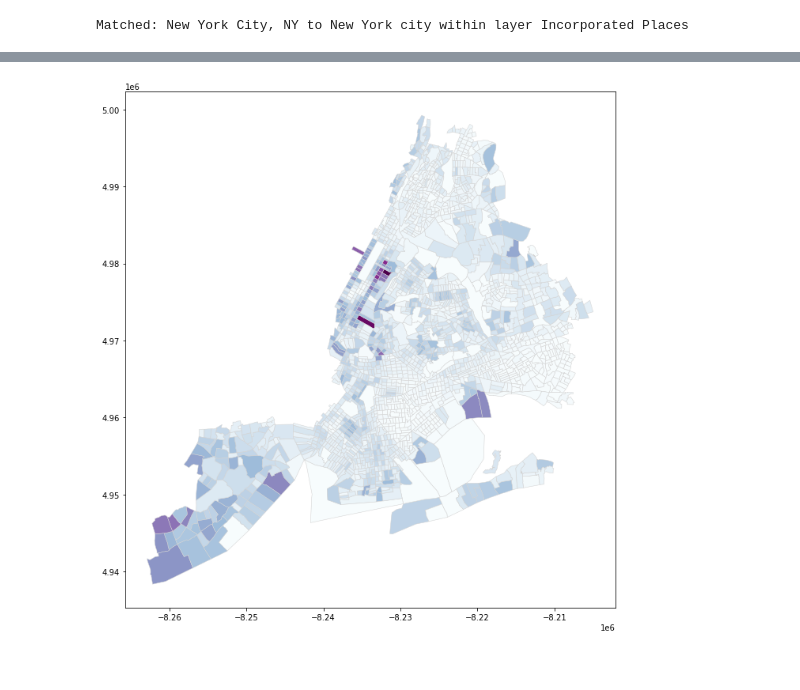
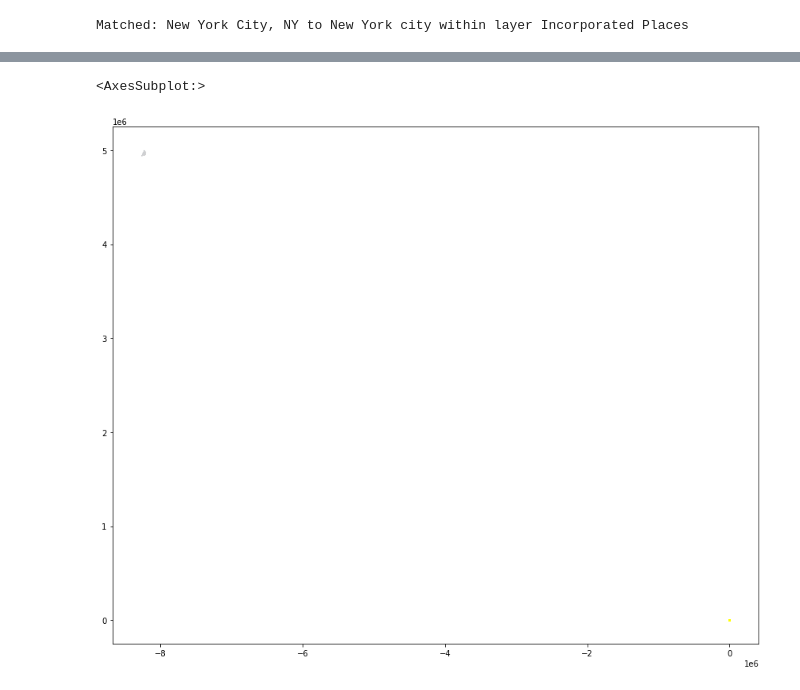
Before and after one commit to katelyn98/HealthyRide-Mapping, a Jupyter notebook: Notebooks/NYC Citi Bike.ipynb, the cells around one changed output, grey strips where cells are left out. Saved outputs shown, nothing was run; the diff lists cells and outputs as text; code cells hidden in the pictures.

```diff
--- a/Notebooks/NYC Citi Bike.ipynb
+++ b/Notebooks/NYC Citi Bike.ipynb
@@ -325,5 +308,7 @@ NYC.head(5)
 | 4 | 36085021300 | POLYGON ((-8253987.250 4958121.70... | 4681.0 | 3062.0 | 776.0 | 228.0 | 283.0 | 0.0 | ... |
 # %%
 ax = NYC.plot(column = "B02001_002E", cmap="BuPu",figsize = (15, 12), edgecolor = "lightgrey", linewidth = 0.5)
+filtered_gdf[1].plot(ax=ax, color="Yellow", markersize=1)
 # %% [output]
+<AxesSubplot:>
-[figure, old version]
+[figure, new version]
```
Also changed, not shown: parts of 3 cells of this notebook, 28 other files.
